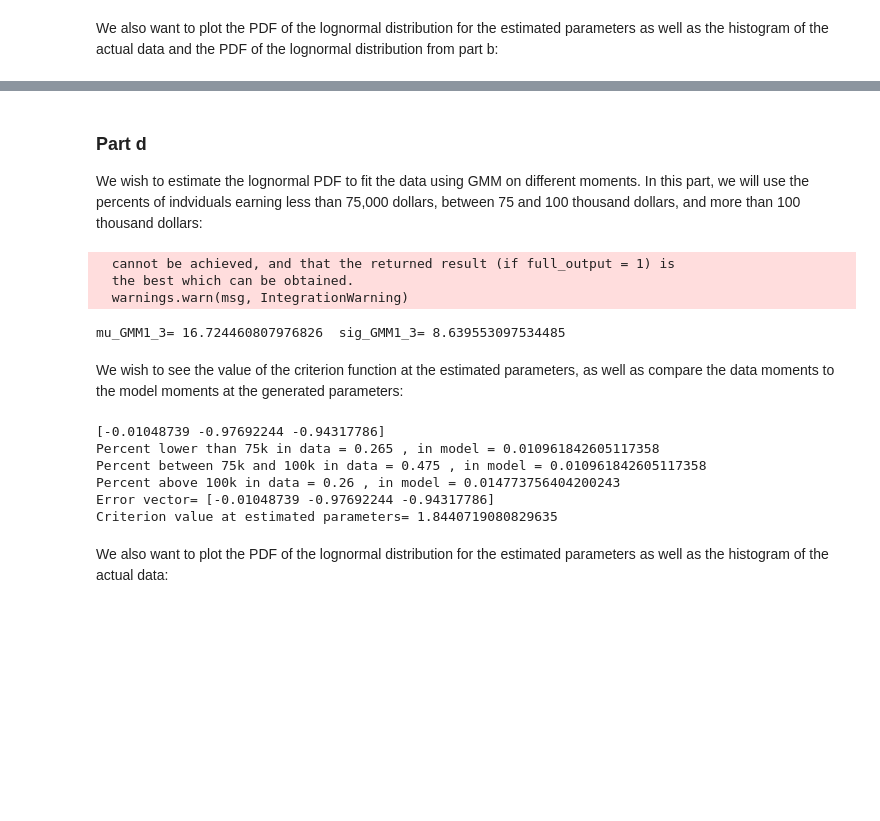
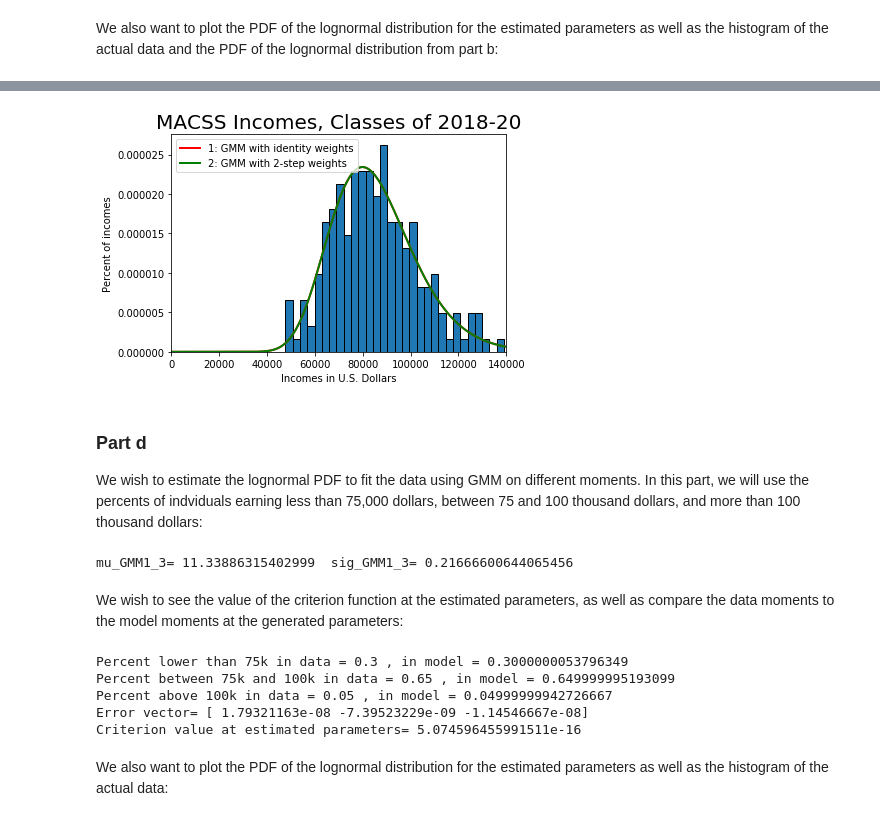
Before and after one commit to dtracht/persp-model-econ_W19, a Jupyter notebook: ProblemSets/PS5/TrachtPS5.ipynb, the cells around one changed output, grey strips where cells are left out. Drawn from its saved outputs; the diff is of its cells as text; code cells hidden in the pictures; blank space fills up the shorter version.

```diff
--- a/ProblemSets/PS5/TrachtPS5.ipynb
+++ b/ProblemSets/PS5/TrachtPS5.ipynb
@@ -231,7 +228,7 @@ plt.plot(dist_pts, lognormal_pdf(dist_pts, mu_GMM1, sig_GMM1),
 plt.legend(loc='upper left')
 
 plt.plot(dist_pts, lognormal_pdf(dist_pts, mu_GMM2, sig_GMM2),
-         linewidth=2, color='g', label='1: GMM with 2-step weights')
+         linewidth=2, color='g', label='2: GMM with 2-step weights')
 plt.legend(loc='upper left')
 
 
@@ -242,3 +237,4 @@ plt.show()
+[figure, added]
 # %% [markdown]
 ### Part d
 We wish to estimate the lognormal PDF to fit the data using GMM on different moments.  In this part, we will use the percents of indviduals earning less than 75,000 dollars, between 75 and 100 thousand dollars, and more than 100 thousand dollars:
@@ -278,20 +274,17 @@ def criterion3(params, *args):
     return crit_val
 # %%
 # starting at parameters from above
-mu_init = mu_GMM2
-sig_init = mu_GMM2
-params_init = np.array([mu_init, sig_init])
+mu_init = 11
+sig_init = 0.5
+params_init_3 = np.array([mu_init, sig_init])
 W_hat1_3 = np.eye(3)
-gmm_args = (pts, W_hat1_3)
-results_3 = opt.minimize(criterion3, params_init, args=(gmm_args),
+gmm_args_3 = (pts, W_hat1_3)
+results_3 = opt.minimize(criterion3, params_init_3, args=(gmm_args_3),
                        method='L-BFGS-B', bounds=((1e-10, None), (1e-10, None)))
 mu_GMM1_3, sig_GMM1_3 = results_3.x
 print('mu_GMM1_3=', mu_GMM1_3, ' sig_GMM1_3=', sig_GMM1_3)
 # %% [output]
-  cannot be achieved, and that the returned result (if full_output = 1) is
-  the best which can be obtained.
-  warnings.warn(msg, IntegrationWarning)
+mu_GMM1_3= 11.33886315402999  sig_GMM1_3= 0.21666600644065456
-mu_GMM1_3= 16.724460807976826  sig_GMM1_3= 8.639553097534485
 # %% [markdown]
 We wish to see the value of the criterion function at the estimated parameters, as well as compare the data moments to the model moments at the generated parameters:
 # %%
@@ -299,17 +292,16 @@ bpct_1_dat, bpct_2_dat, bpct_3_dat = data_moments3(pts)
 bpct_1_mod, bpct_2_mod, bpct_3_mod = model_moments3(mu_GMM1_3, sig_GMM1_3)
 err1_3 = err_vec3(pts, mu_GMM1_3, sig_GMM1_3, False).reshape(3,)
 crit_val_3 = err1_3.T @ W_hat1_3 @ err1_3
-print('Percent lower than 75k in data =', bpct_1_dat, ', in model =', bpct_2_mod)
+print('Percent lower than 75k in data =', bpct_1_dat, ', in model =', bpct_1_mod)
 print('Percent between 75k and 100k in data =', bpct_2_dat, ', in model =', bpct_2_mod)
 print('Percent above 100k in data =', bpct_3_dat, ', in model =', bpct_3_mod)
 print('Error vector=', err1_3)
 print("Criterion value at estimated parameters=", crit_val_3)
 # %% [output]
-[-0.01048739 -0.97692244 -0.94317786]
-Percent lower than 75k in data = 0.265 , in model = 0.010961842605117358
-Percent between 75k and 100k in data = 0.475 , in model = 0.010961842605117358
-Percent above 100k in data = 0.26 , in model = 0.014773756404200243
-Error vector= [-0.01048739 -0.97692244 -0.94317786]
-Criterion value at estimated parameters= 1.8440719080829635
+Percent lower than 75k in data = 0.3 , in model = 0.3000000053796349
+Percent between 75k and 100k in data = 0.65 , in model = 0.649999995193099
+Percent above 100k in data = 0.05 , in model = 0.04999999942726667
+Error vector= [ 1.79321163e-08 -7.39523229e-09 -1.14546667e-08]
+Criterion value at estimated parameters= 5.074596455991511e-16
 # %% [markdown]
 We also want to plot the PDF of the lognormal distribution for the estimated parameters as well as the histogram of the actual data:
```
Also changed, not shown: parts of 67 cells of this notebook.
